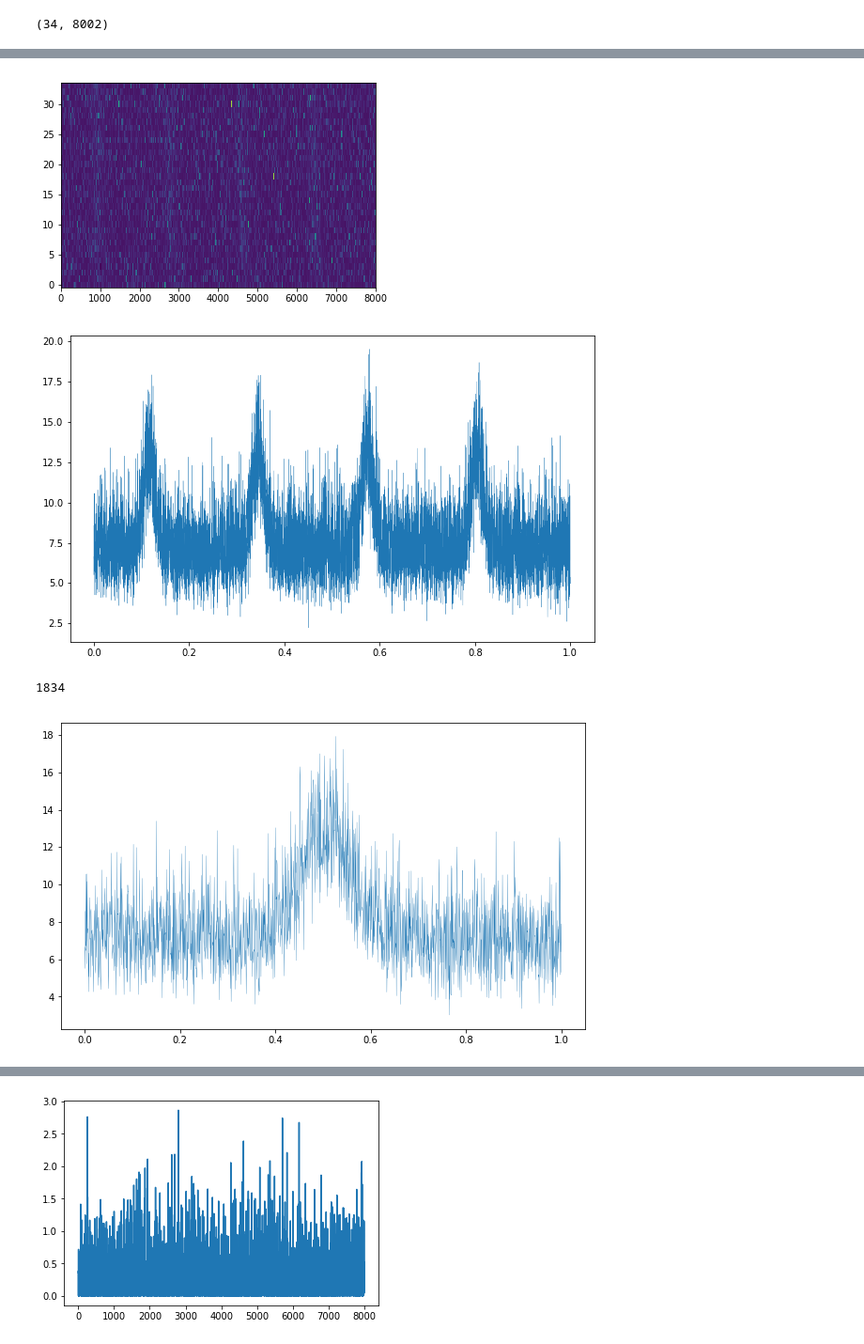
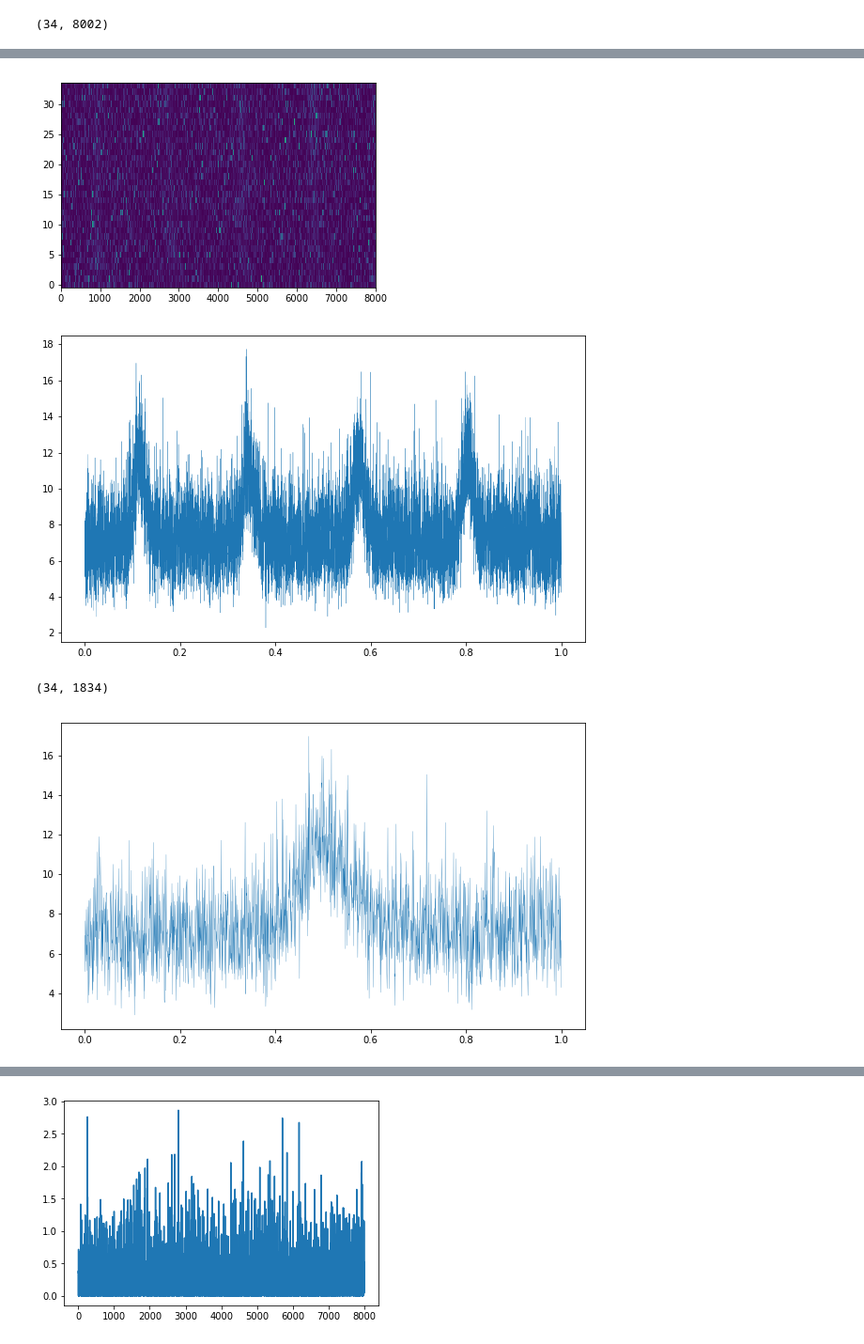
Before and after one commit to GersbachKa/psrsigsimTeaching, a Jupyter notebook: TestApp/Tau Scattering.ipynb, the cells around one changed output, grey strips where cells are left out. Shown: that part at 94% size. Drawn from its saved outputs; the diff is of its cells as text; code cells hidden in the pictures.

```diff
--- a/TestApp/Tau Scattering.ipynb
+++ b/TestApp/Tau Scattering.ipynb
@@ -146,10 +171,10 @@ plt.show()
 # %%
-sig=psr.obs_signal+0.1*psr.signal.signal[:]
+sig=psr.obs_signal+0.07*psr.signal.signal[:]
 # %%
 plt.imshow(sig,origin='left',aspect='auto')
 plt.show()
 # %% [output]
-[figure, old version]
+[figure, new version]
 # %%
 n=100
 phase= np.linspace(0,1,sig.shape[1])
@@ -157,15 +182,14 @@ plt.figure(figsize=[10,6])
 plt.plot(phase,np.sum(sig[:n,:],axis=0),lw=0.3)
 plt.show()
 # %% [output]
-[figure, old version]
+[figure, new version]
 # %%
 temp = sig[:,start_bin:stop_bin]
-print(temp.shape[1])
-n=100
+print(temp.shape)
 phase= np.linspace(0,1,temp.shape[1])
 plt.figure(figsize=[10,6])
-plt.plot(phase,np.sum(temp[:n,:],axis=0),lw=0.3)
+plt.plot(phase,np.sum(temp,axis=0),lw=0.3)
 plt.show()
 # %% [output]
-1834
+(34, 1834)
-[figure, old version]
+[figure, new version]
```
Also changed, not shown: parts of 15 cells of this notebook, 1 other file.
